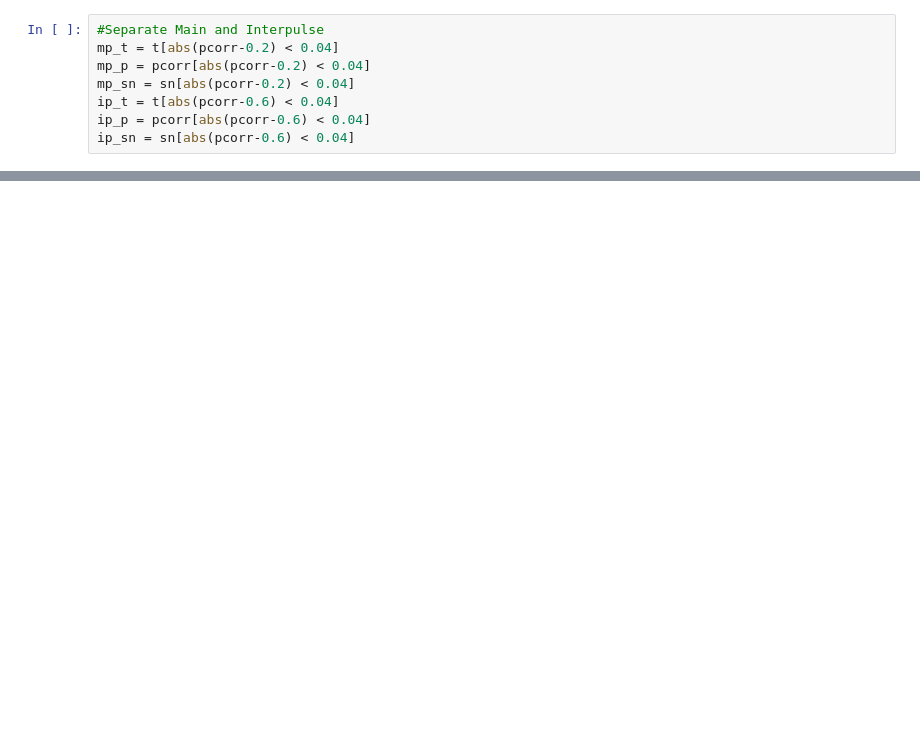
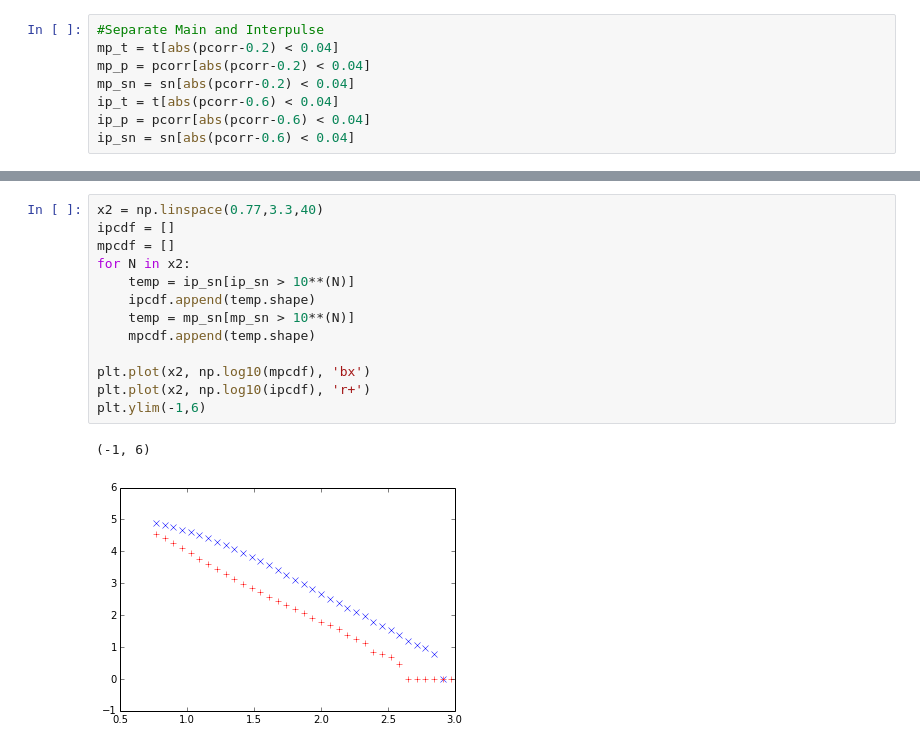
Before and after one commit to ramain/scint_analysis, a Jupyter notebook: crab/GP_analysis.ipynb, the cells around one changed output, grey strips where cells are left out. Saved outputs shown, nothing was run; the diff lists cells and outputs as text; blank space fills up the shorter version.

```diff
--- a/crab/GP_analysis.ipynb
+++ b/crab/GP_analysis.ipynb
@@ -117,3 +131,19 @@ plt.ylabel('log(Npulse)')
+# %%
+x2 = np.linspace(0.77,3.3,40)
+ipcdf = []
+mpcdf = []
+for N in x2:
+    temp = ip_sn[ip_sn > 10**(N)]
+    ipcdf.append(temp.shape)
+    temp = mp_sn[mp_sn > 10**(N)]
+    mpcdf.append(temp.shape)
+
+plt.plot(x2, np.log10(mpcdf), 'bx')
+plt.plot(x2, np.log10(ipcdf), 'r+')
+plt.ylim(-1,6)
+# %% [output]
+(-1, 6)
+[figure, added]
 # %%
 print len(ip_t)
 print len(mp_t)
```
Also changed, not shown: parts of 39 cells of this notebook, 4 other files.
